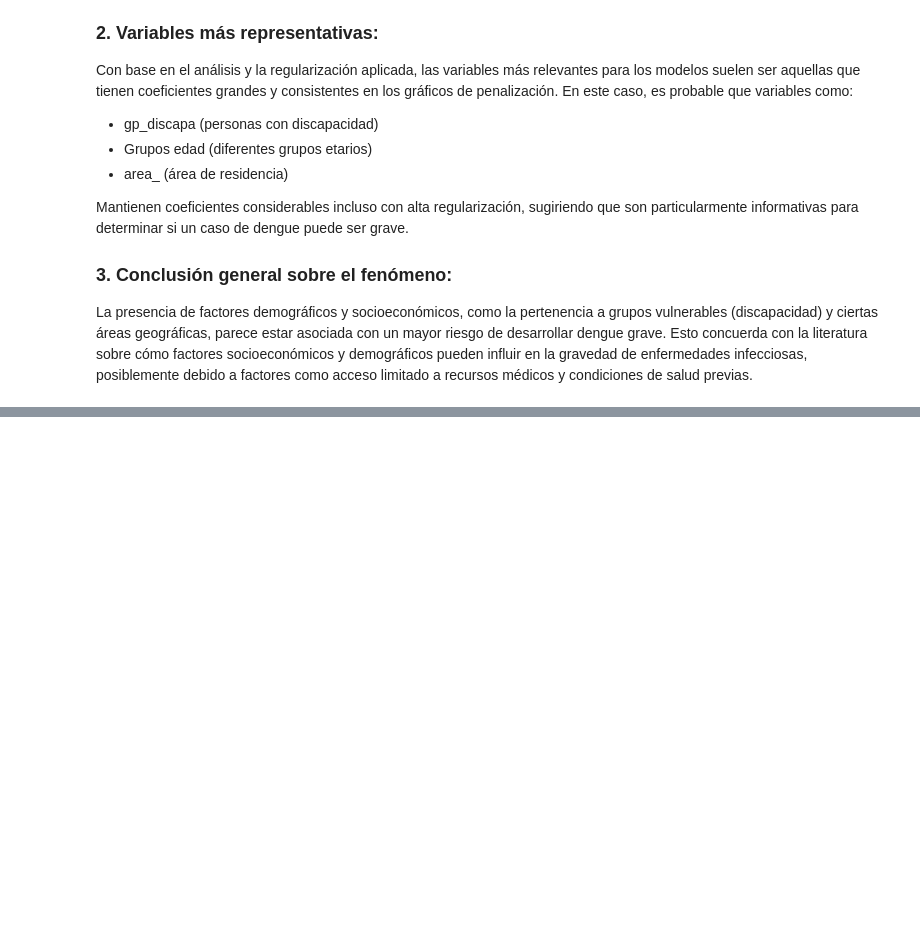
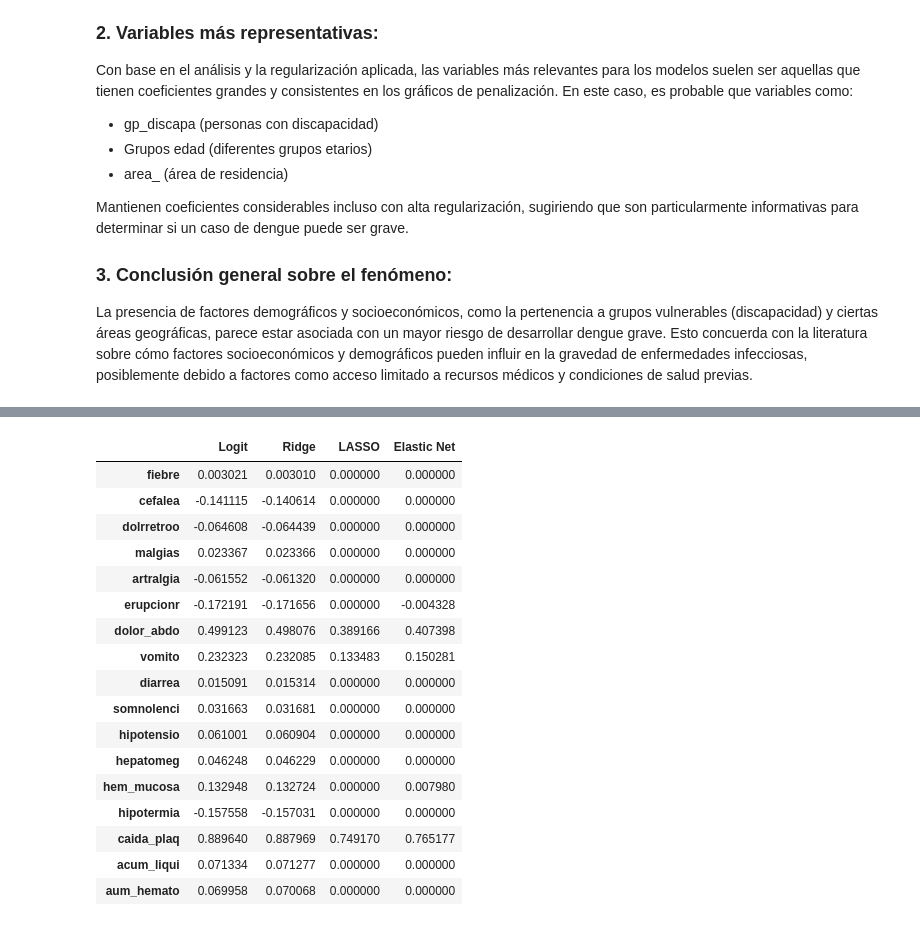
Before and after one commit to MarioSolano98/actividad-evaluativa3-AC, a Jupyter notebook: actividad_evaluativa3.ipynb, the cells around one changed output, grey strips where cells are left out. Cells and saved outputs as stored; diff of their text form; code cells hidden in the pictures; blank space fills up the shorter version.

```diff
--- a/actividad_evaluativa3.ipynb
+++ b/actividad_evaluativa3.ipynb
@@ -908,0 +676,60 @@ La presencia de factores demográficos y socioeconómicos, como la pertenencia a
+# %%
+# Seleccionar las variables clínicas y la variable objetivo
+variables_clinicas = [
+    'fiebre', 'cefalea', 'dolrretroo', 'malgias', 'artralgia', 'erupcionr',
+    'dolor_abdo', 'vomito', 'diarrea', 'somnolenci', 'hipotensio',
+    'hepatomeg', 'hem_mucosa', 'hipotermia', 'caida_plaq', 'acum_liqui',
+    'aum_hemato'
+]
+target_variable = 'pac_hos_'  # Variable objetivo: hospitalización
+
+# Filtrar las variables clínicas y objetivo
+data_model = data_filtered[variables_clinicas + [target_variable]].dropna()
+X = data_model[variables_clinicas]
+y = data_model[target_variable]
+
+# División de datos en entrenamiento y prueba
+X_train, X_test, y_train, y_test = train_test_split(X, y, test_size=0.3, random_state=42)
+
+# Definir modelos y configuración de hiperparámetros
+param_grid = {'logisticregression__C': [0.001, 0.01, 0.1, 1, 10, 100]}
+standard_scaler = StandardScaler()
+
+# Modelo Logit estándar
+logit_model = make_pipeline(standard_scaler, LogisticRegression(max_iter=1000, solver='liblinear'))
+logit_model.fit(X_train, y_train)
+
+# Modelo Logit Ridge
+ridge_model = make_pipeline(standard_scaler, LogisticRegression(penalty='l2', max_iter=1000, solver='liblinear'))
+ridge_cv = GridSearchCV(ridge_model, param_grid, cv=5)
+ridge_cv.fit(X_train, y_train)
+
+# Modelo Logit-LASSO
+lasso_model = make_pipeline(standard_scaler, LogisticRegression(penalty='l1', max_iter=1000, solver='liblinear'))
+lasso_cv = GridSearchCV(lasso_model, param_grid, cv=5)
+lasso_cv.fit(X_train, y_train)
+
+# Modelo Logit-Elastic Net
+enet_param_grid = {'logisticregression__C': [0.001, 0.01, 0.1, 1, 10, 100], 'logisticregression__l1_ratio': [0.1, 0.5, 0.9]}
+enet_model = make_pipeline(standard_scaler, LogisticRegression(penalty='elasticnet', max_iter=1000, solver='saga'))
+enet_cv = GridSearchCV(enet_model, enet_param_grid, cv=5)
+enet_cv.fit(X_train, y_train)
+
+# Obtener los mejores parámetros de cada modelo regularizado
+print("Best parameters for Ridge:", ridge_cv.best_params_)
+print("Best parameters for LASSO:", lasso_cv.best_params_)
+print("Best parameters for Elastic Net:", enet_cv.best_params_)
+
+# Evaluar importancia de las variables en cada modelo
+models = {'Logit': logit_model, 'Ridge': ridge_cv.best_estimator_,
+          'LASSO': lasso_cv.best_estimator_, 'Elastic Net': enet_cv.best_estimator_}
+coefs = {}
+
+for name, model in models.items():
+    model.fit(X_train, y_train)
+    coefs[name] = model.named_steps['logisticregression'].coef_[0]
+
+# Convertir coeficientes a DataFrame para visualizar
+coef_df = pd.DataFrame(coefs, index=variables_clinicas)
+coef_df
+# %% [output]
@@ -908,0 +739,18 @@ La presencia de factores demográficos y socioeconómicos, como la pertenencia a
+|  | Logit | Ridge | LASSO | Elastic Net |
+| fiebre | 0.003021 | 0.003010 | 0.000000 | 0.000000 |
+| cefalea | -0.141115 | -0.140614 | 0.000000 | 0.000000 |
+| dolrretroo | -0.064608 | -0.064439 | 0.000000 | 0.000000 |
+| malgias | 0.023367 | 0.023366 | 0.000000 | 0.000000 |
+| artralgia | -0.061552 | -0.061320 | 0.000000 | 0.000000 |
+| erupcionr | -0.172191 | -0.171656 | 0.000000 | -0.004328 |
+| dolor_abdo | 0.499123 | 0.498076 | 0.389166 | 0.407398 |
+| vomito | 0.232323 | 0.232085 | 0.133483 | 0.150281 |
+| diarrea | 0.015091 | 0.015314 | 0.000000 | 0.000000 |
+| somnolenci | 0.031663 | 0.031681 | 0.000000 | 0.000000 |
+| hipotensio | 0.061001 | 0.060904 | 0.000000 | 0.000000 |
+| hepatomeg | 0.046248 | 0.046229 | 0.000000 | 0.000000 |
+| hem_mucosa | 0.132948 | 0.132724 | 0.000000 | 0.007980 |
+| hipotermia | -0.157558 | -0.157031 | 0.000000 | 0.000000 |
+| caida_plaq | 0.889640 | 0.887969 | 0.749170 | 0.765177 |
+| acum_liqui | 0.071334 | 0.071277 | 0.000000 | 0.000000 |
+| aum_hemato | 0.069958 | 0.070068 | 0.000000 | 0.000000 |
```
Also changed, not shown: parts of 45 cells of this notebook.
